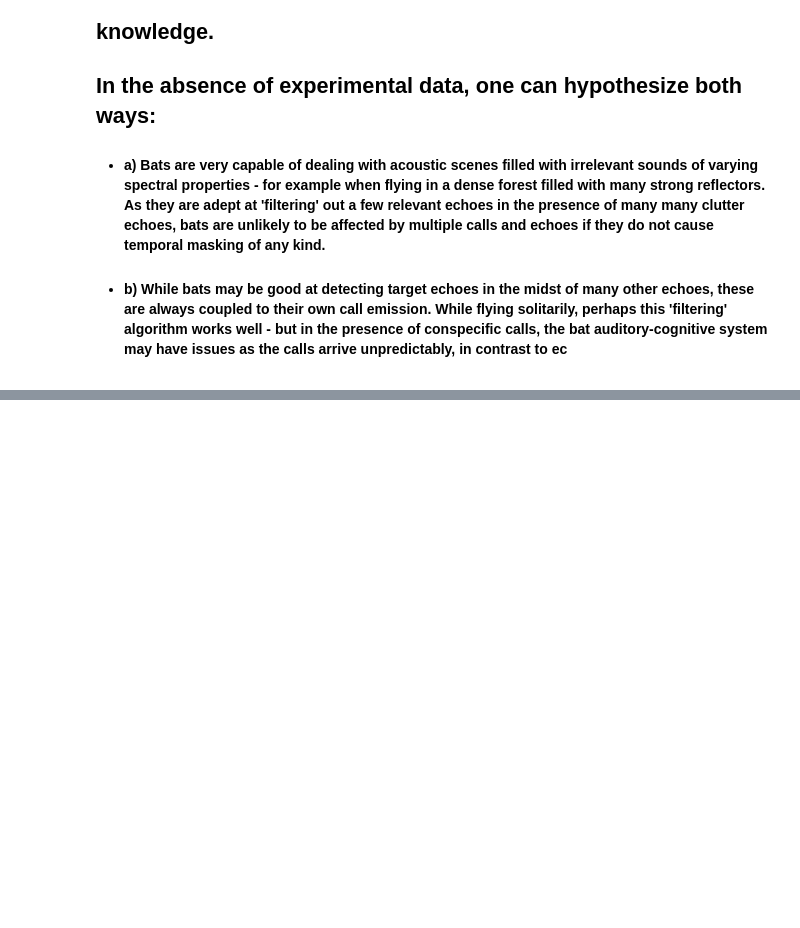
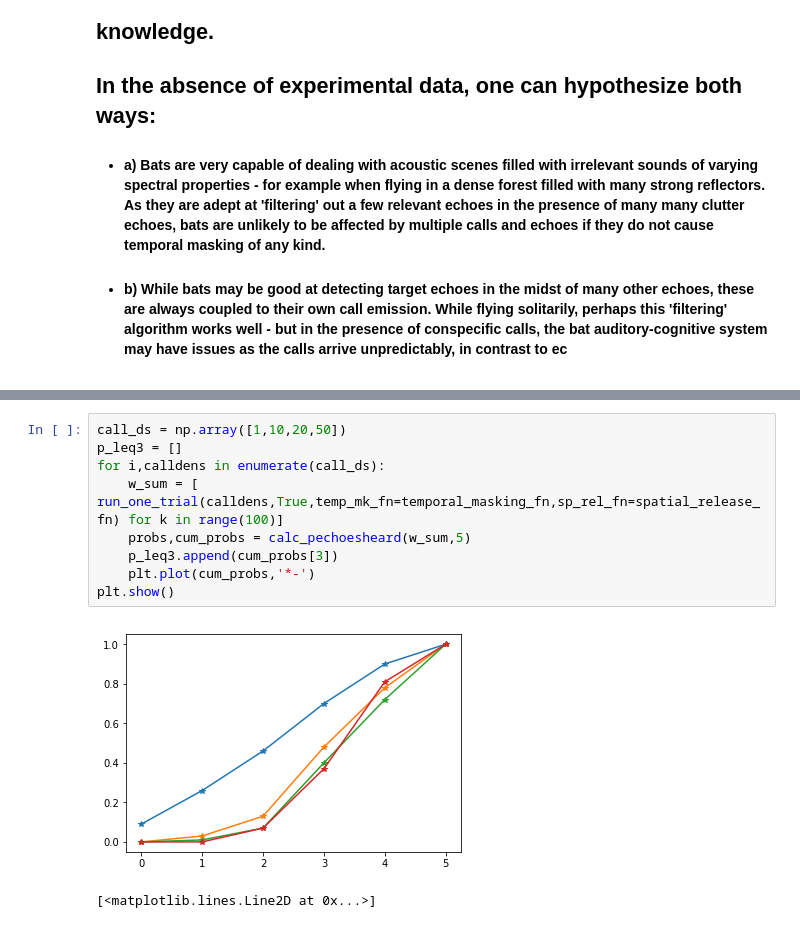
Before and after one commit to thejasvibr/the_cocktail_party_nightmare, a Jupyter notebook: Spatial Unmasking in the cocktail party nightmare.ipynb, the cells around one changed output, grey strips where cells are left out. Saved outputs shown, nothing was run; the diff lists cells and outputs as text; blank space fills up the shorter version.

```diff
--- a/Spatial Unmasking in the cocktail party nightmare.ipynb
+++ b/Spatial Unmasking in the cocktail party nightmare.ipynb
@@ -390,0 +496,12 @@ This means, the bat can theoretically perceive an echo with : -29.13 dB level di
+# %%
+call_ds = np.array([1,10,20,50])
+p_leq3 = []
+for i,calldens in enumerate(call_ds):
+    w_sum = [ run_one_trial(calldens,True,temp_mk_fn=temporal_masking_fn,sp_rel_fn=spatial_release_fn) for k in range(100)]
+    probs,cum_probs = calc_pechoesheard(w_sum,5)
+    p_leq3.append(cum_probs[3])
+    plt.plot(cum_probs,'*-')
+plt.show()
+# %% [output]
+[figure, added]
+[<matplotlib.lines.Line2D at 0x...>]
```
Also changed, not shown: parts of 13 cells of this notebook.
